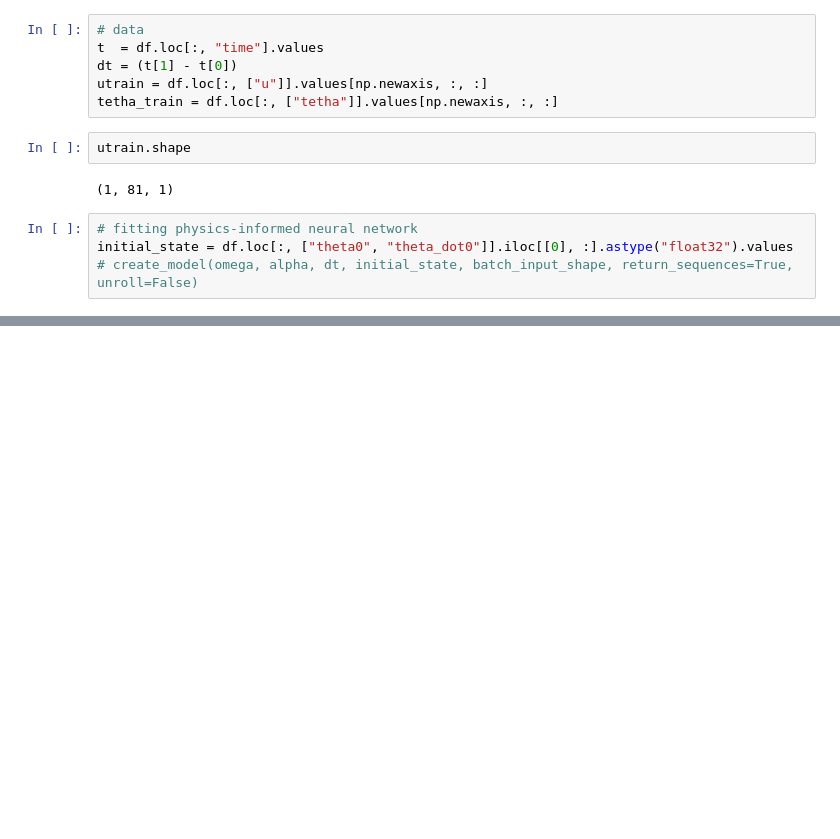
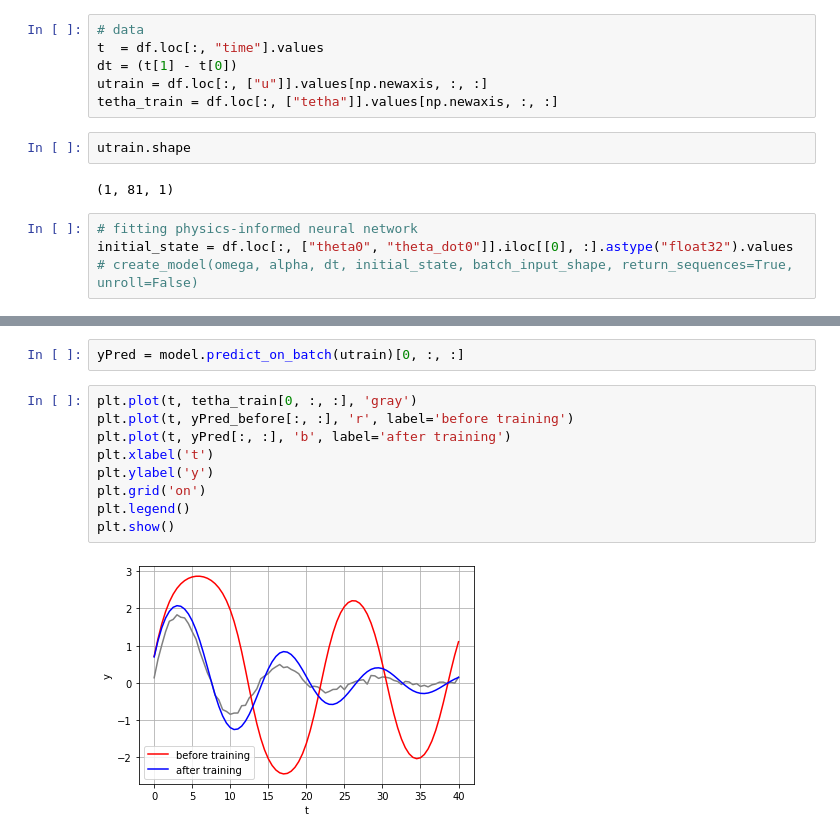
Before and after one commit to PierreAttard/Scientific-Machine-Learning, a Jupyter notebook: main_test.ipynb, the cells around one changed output, grey strips where cells are left out. Saved outputs shown, nothing was run; the diff lists cells and outputs as text; blank space fills up the shorter version.

```diff
--- a/main_test.ipynb
+++ b/main_test.ipynb
@@ -102,0 +84,13 @@ NameError: name 'm' is not defined
+# %%
+yPred = model.predict_on_batch(utrain)[0, :, :]
+# %%
+plt.plot(t, tetha_train[0, :, :], 'gray')
+plt.plot(t, yPred_before[:, :], 'r', label='before training')
+plt.plot(t, yPred[:, :], 'b', label='after training')
+plt.xlabel('t')
+plt.ylabel('y')
+plt.grid('on')
+plt.legend()
+plt.show()
+# %% [output]
+[figure, added]
```
Also changed, not shown: parts of 15 cells of this notebook, 1 other file.
